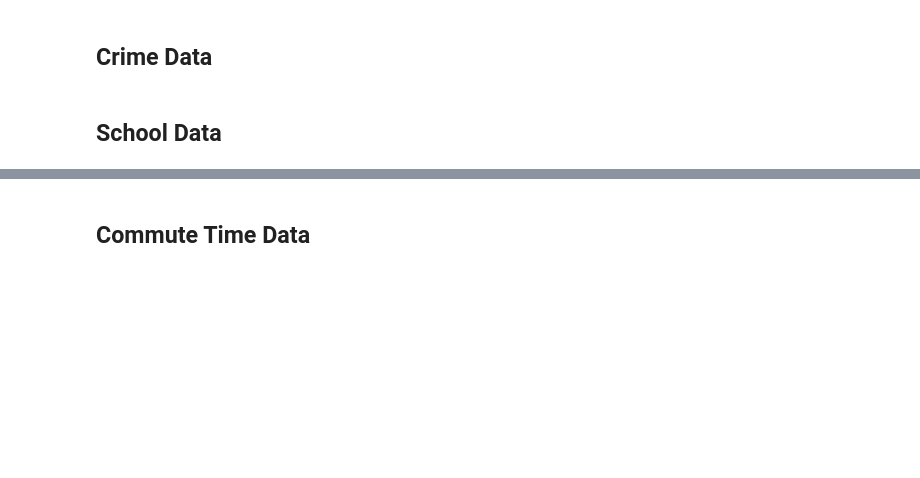
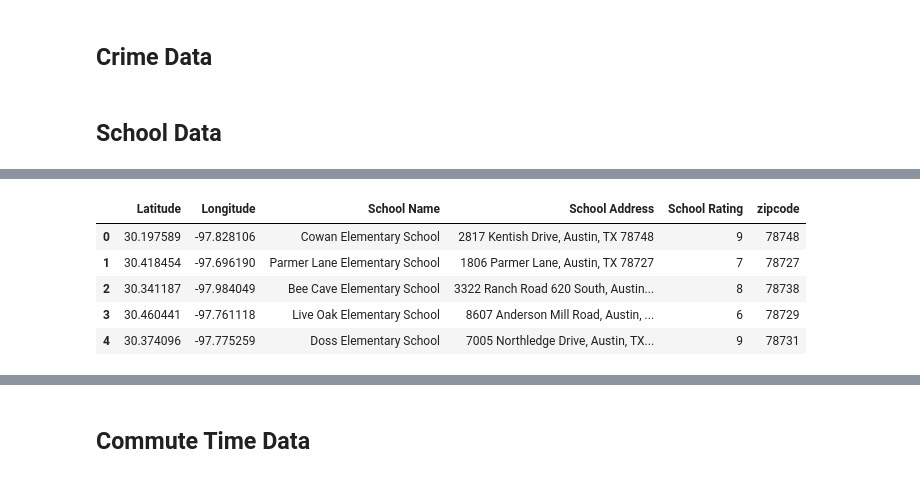
Before and after one commit to vlarie/EPIC_team5_Project2, a Jupyter notebook: jupyter notebooks/EPICdata.ipynb, the cells around one changed output, grey strips where cells are left out. Drawn from its saved outputs; the diff is of its cells as text; code cells hidden in the pictures; blank space fills up the shorter version.

```diff
--- a/jupyter notebooks/EPICdata.ipynb
+++ b/jupyter notebooks/EPICdata.ipynb
@@ -804,0 +903,3 @@ crimeDFzip.to_csv("../data/crimeData.csv", index=False, header=True)
+# %%
+schoolCleanerDF = schoolCleanDF.drop(columns=["zipcode"])
+schoolCleanerDF.head()
@@ -804,0 +913,10 @@ crimeDFzip.to_csv("../data/crimeData.csv", index=False, header=True)
+# %%
+schoolCleanerDF["zipcode"] = zipcodes
+schoolCleanerDF.head()
+# %% [output]
+|  | Latitude | Longitude | School Name | School Address | School Rating | zipcode |
+| 0 | 30.197589 | -97.828106 | Cowan Elementary School | 2817 Kentish Drive, Austin, TX 78748 | 9 | 78748 |
+| 1 | 30.418454 | -97.696190 | Parmer Lane Elementary School | 1806 Parmer Lane, Austin, TX 78727 | 7 | 78727 |
+| 2 | 30.341187 | -97.984049 | Bee Cave Elementary School | 3322 Ranch Road 620 South, Austin... | 8 | 78738 |
+| 3 | 30.460441 | -97.761118 | Live Oak Elementary School | 8607 Anderson Mill Road, Austin, ... | 6 | 78729 |
+| 4 | 30.374096 | -97.775259 | Doss Elementary School | 7005 Northledge Drive, Austin, TX... | 9 | 78731 |
```
Also changed, not shown: parts of 11 cells of this notebook, 2 other files.
